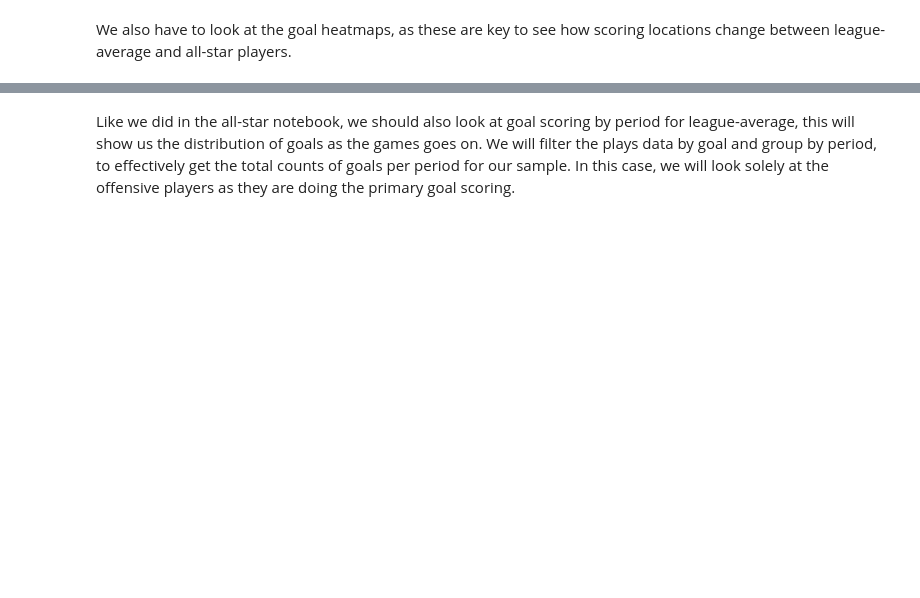
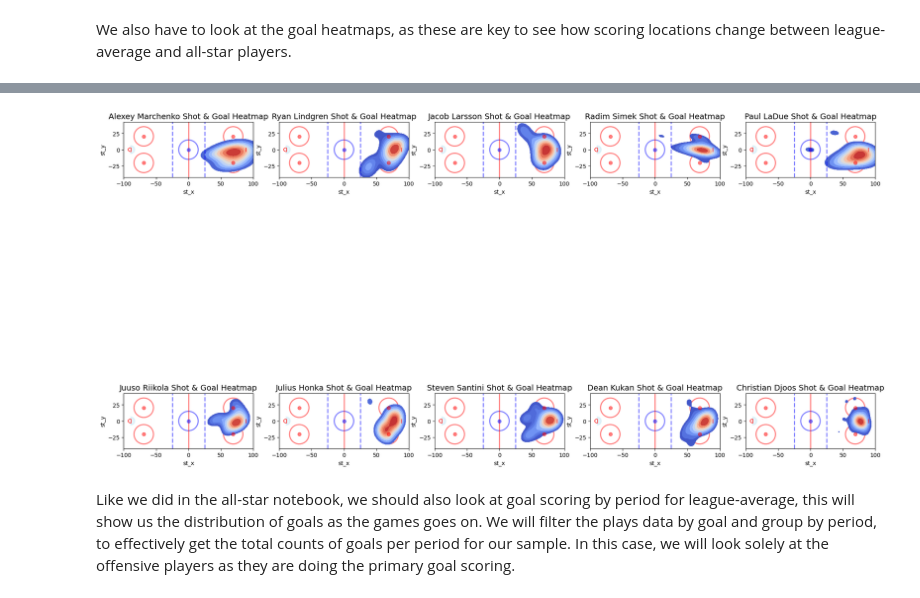
Before and after one commit to mattzirp/pucks_to_the_net, a Jupyter notebook: league_average.ipynb, the cells around one changed output, grey strips where cells are left out. Drawn from its saved outputs; the diff is of its cells as text; code cells hidden in the pictures; blank space fills up the shorter version.

```diff
--- a/league_average.ipynb
+++ b/league_average.ipynb
@@ -197,19 +230,21 @@ plt.show()
 # %%
 fig, axes = plt.subplots(2, 5, figsize=(24,16))
 
 axes = axes.flatten()
 
 for i, (player_id) in enumerate(sampled_defplayer_ids):
     ax = axes[i]
     player_def_goals = filtered_defplays[filtered_defplays['player_id'] == player_id]
 
     draw_rink(ax)
 
     sns.kdeplot(x='st_x', y='st_y', data=player_def_goals, thresh=0.2, fill=True, cmap='coolwarm', ax=ax)
     player_name = filtered_defplays[filtered_defplays['player_id'] == player_id]['fullName'].iloc[1]
-    ax.set_title(f"{player_name} Goal Chart", fontsize=14)
+    ax.set_title(f"{player_name} Shot & Goal Heatmap", fontsize=14)
 
 plt.show()
+# %% [output]
+[figure, added]
 # %% [markdown]
 Like we did in the all-star notebook, we should also look at goal scoring by period for league-average, this will show us the distribution of goals as the games goes on. We will filter the plays data by goal and group by period, to effectively get the total counts of goals per period for our sample. In this case, we will look solely at the offensive players as they are doing the primary goal scoring.
 # %%
```
Also changed, not shown: parts of 10 cells of this notebook, 1 other file.
